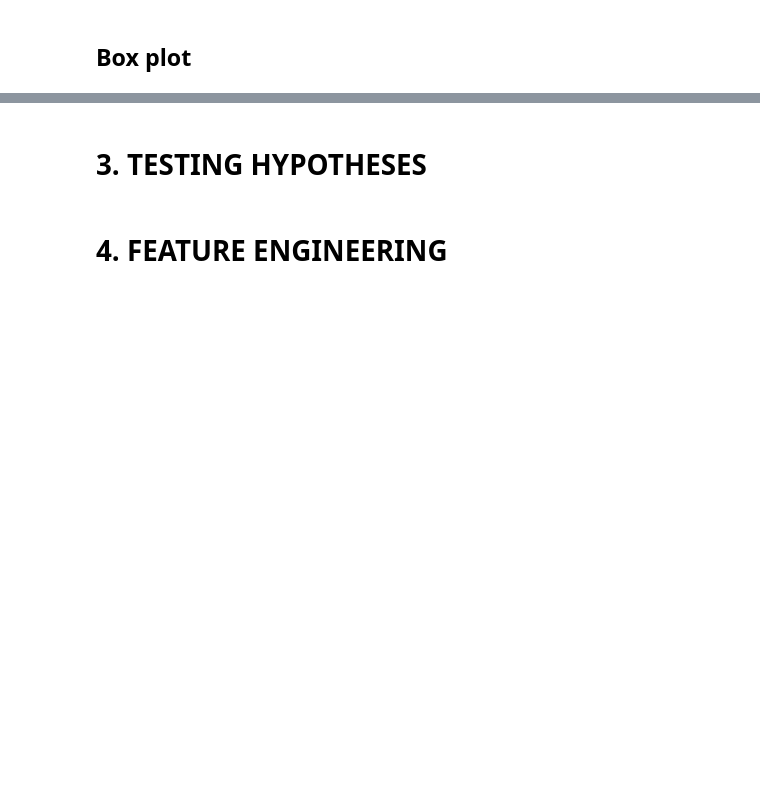
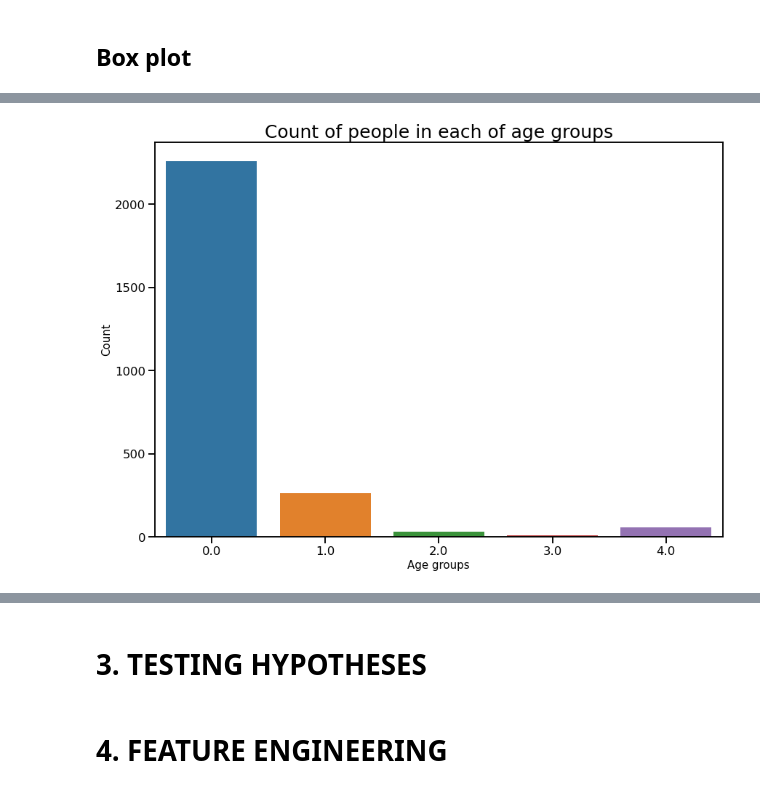
Before and after one commit to anras5/Criteo-Search-Data, a Jupyter notebook: main_notebook.ipynb, the cells around one changed output, grey strips where cells are left out. Drawn from its saved outputs; the diff is of its cells as text; code cells hidden in the pictures; blank space fills up the shorter version.

```diff
--- a/main_notebook.ipynb
+++ b/main_notebook.ipynb
@@ -307,0 +325,11 @@ plt.show()
+# %%
+plt.figure(figsize=(14, 10))
+
+sns.set_context("talk")
+sns.countplot(x='product_age_group_mean', data=df)
+plt.title("Count of people in each of age groups", fontsize=25)
+plt.xlabel("Age groups", fontsize=15)
+plt.ylabel("Count", fontsize=15)
+plt.show()
+# %% [output]
+[figure, added]
```
Also changed, not shown: parts of 12 cells of this notebook.
